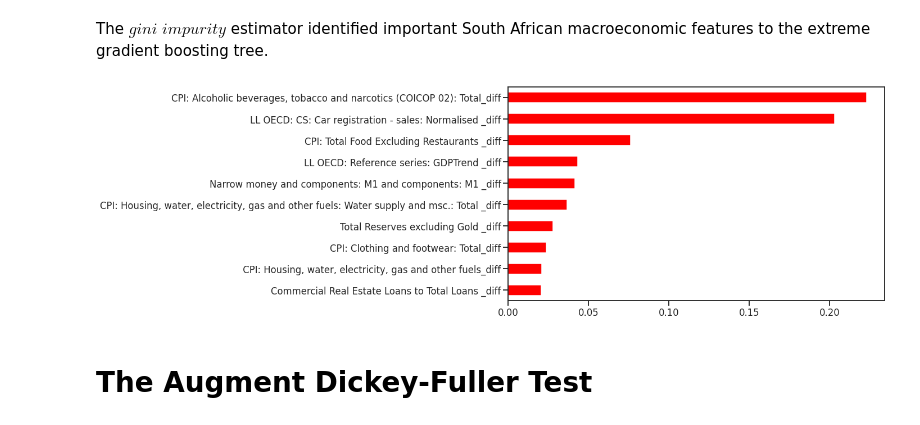
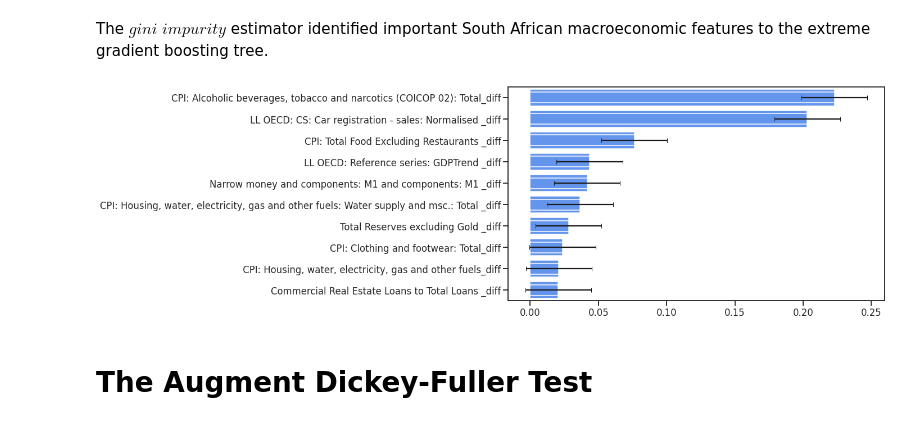
Before and after one commit to tshepochris/mastersproject, a Jupyter notebook: mastersproject.ipynb, the cells around one changed output. Cells and saved outputs as stored; diff of their text form; code cells hidden in the pictures.

```diff
--- a/mastersproject.ipynb
+++ b/mastersproject.ipynb
@@ -513,10 +532,19 @@ plt.show() # show important South African macroeconomic features to the random f
 # %% [markdown]
 The $gini$ $impurity$ estimator identified important South African macroeconomic features to the extreme gradient boosting tree.
 # %%
-importance_xgbt_top_ten.plot(kind = "barh", color = "red")
+std_errors = np.std(importance_xgbt_top_ten, ddof=1) / np.sqrt(len(importance_xgbt_top_ten))
+
+fig = plt.figure()
+plt.barh(y=np.arange(len(importance_xgbt_top_ten)), #x-coordinates of bars
+       width=importance_xgbt_top_ten, #height of bars
+       xerr=std_errors, #error bar wixgbth
+       capsize=4, color="cornflowerblue")
+plt.grid(False)
+
+importance_xgbt_top_ten.plot(kind = "barh", color = "cornflowerblue")
 plt.show() # show important South African macroeconomic features to the extreme gradient boosting tree model
 # %% [output]
-[figure, old version]
+[figure, new version]
 # %% [markdown]
 # The Augment Dickey-Fuller Test
 # %% [markdown]
```
Also changed, not shown: parts of 34 cells of this notebook.
